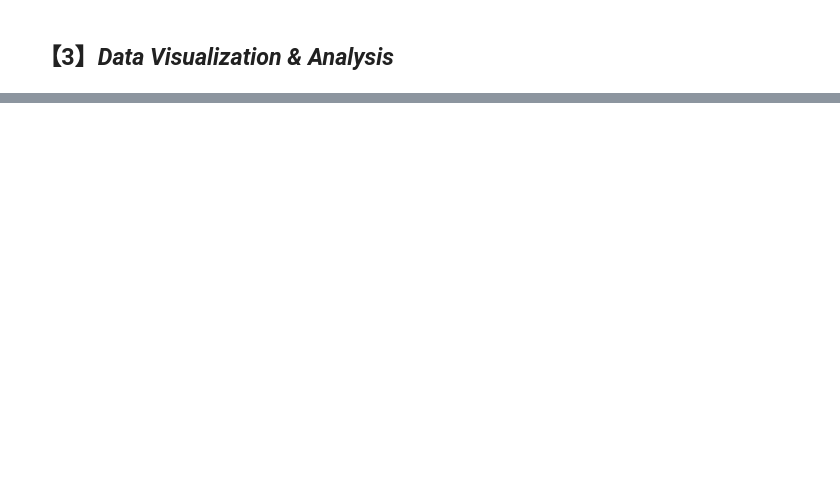
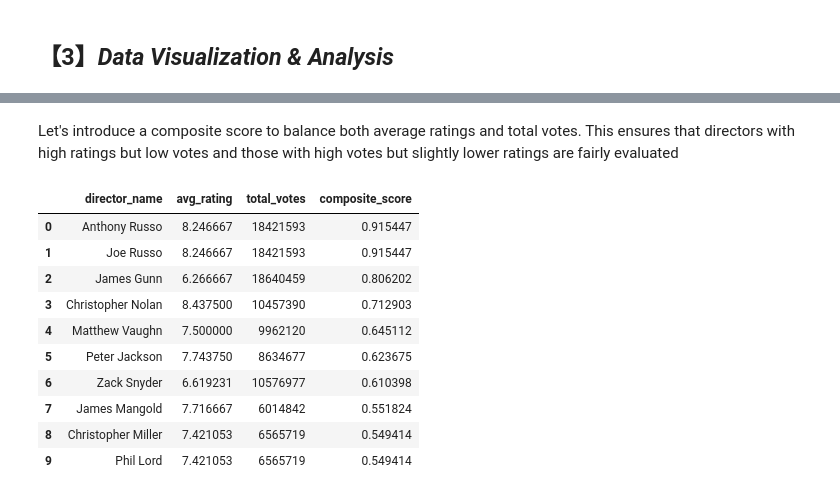
Before and after one commit to JUDAH004/GROUP-4_SK_-PHASE-2-PROJECT, a Jupyter notebook: project_notebook.ipynb, the cells around one changed output, grey strips where cells are left out. Saved outputs shown, nothing was run; the diff lists cells and outputs as text; code cells hidden in the pictures; blank space fills up the shorter version.

```diff
--- a/project_notebook.ipynb
+++ b/project_notebook.ipynb
@@ -1444,0 +1244,37 @@ P-value: 0.00000
+# %% [markdown]
+Let's introduce a composite score to balance both average ratings and total votes. This ensures that directors with high ratings but low votes and those with high votes but slightly lower ratings are fairly evaluated
+# %%
+# Normalize the metrics
+directors_aggregated_df['normalized_rating'] = (
+    (directors_aggregated_df['avg_rating'] - directors_aggregated_df['avg_rating'].min()) /
+    (directors_aggregated_df['avg_rating'].max() - directors_aggregated_df['avg_rating'].min())
+)
+
+directors_aggregated_df['normalized_votes'] = (
+    (directors_aggregated_df['total_votes'] - directors_aggregated_df['total_votes'].min()) /
+    (directors_aggregated_df['total_votes'].max() - directors_aggregated_df['total_votes'].min())
+)
+
+# Calculate the composite score
+directors_aggregated_df['composite_score'] = (
+    0.5 * directors_aggregated_df['normalized_rating'] +
+    0.5 * directors_aggregated_df['normalized_votes']
+)
+
+# Sort directors by the composite score in descending order
+ranked_directors_df = directors_aggregated_df.sort_values(by='composite_score', ascending=False)
+ranked_directors_df.reset_index(drop=True, inplace=True)
+
+ranked_directors_df[['director_name', 'avg_rating', 'total_votes', 'composite_score']].head(10)
+# %% [output]
+|  | director_name | avg_rating | total_votes | composite_score |
+| 0 | Anthony Russo | 8.246667 | 18421593 | 0.915447 |
+| 1 | Joe Russo | 8.246667 | 18421593 | 0.915447 |
+| 2 | James Gunn | 6.266667 | 18640459 | 0.806202 |
+| 3 | Christopher Nolan | 8.437500 | 10457390 | 0.712903 |
+| 4 | Matthew Vaughn | 7.500000 | 9962120 | 0.645112 |
+| 5 | Peter Jackson | 7.743750 | 8634677 | 0.623675 |
+| 6 | Zack Snyder | 6.619231 | 10576977 | 0.610398 |
+| 7 | James Mangold | 7.716667 | 6014842 | 0.551824 |
+| 8 | Christopher Miller | 7.421053 | 6565719 | 0.549414 |
+| 9 | Phil Lord | 7.421053 | 6565719 | 0.549414 |
```
Also changed, not shown: parts of 73 cells of this notebook, 1 other file.
